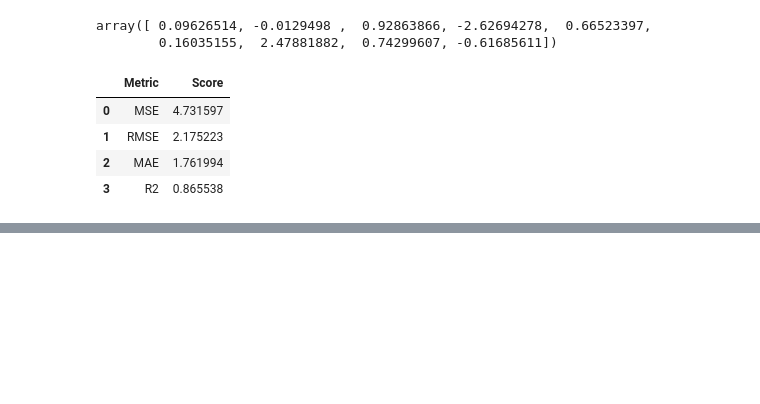
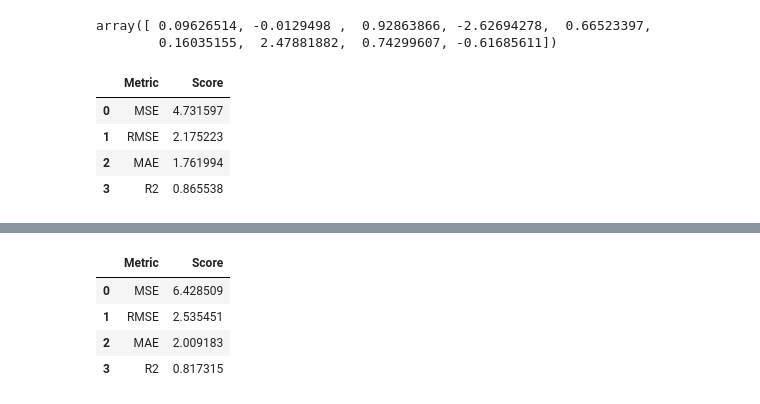
Before and after one commit to badro97/BigData_Predict, a Jupyter notebook: mtcars.ipynb, the cells around one changed output, grey strips where cells are left out. Cells and saved outputs as stored; diff of their text form; code cells hidden in the pictures; blank space fills up the shorter version.

```diff
--- a/mtcars.ipynb
+++ b/mtcars.ipynb
@@ -242,0 +284,14 @@ display(pd.DataFrame([['MSE', mse],['RMSE', rmse],['MAE', mae],['R2', r2]], colu
+# %%
+mse = mean_squared_error(y, y_pred)
+rmse = mse ** 0.5
+mae = mean_absolute_error(y, y_pred)
+r2 = r2_score(y, y_pred)
+
+
+display(pd.DataFrame([['MSE', mse],['RMSE', rmse],['MAE', mae],['R2', r2]], columns=['Metric',  'Score']))
+# %% [output]
+|  | Metric | Score |
+| 0 | MSE | 6.428509 |
+| 1 | RMSE | 2.535451 |
+| 2 | MAE | 2.009183 |
+| 3 | R2 | 0.817315 |
```
Also changed, not shown: parts of 5 cells of this notebook.
